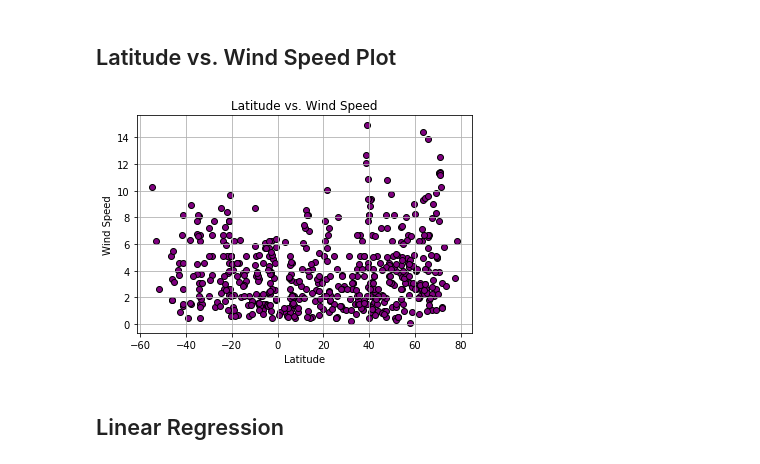
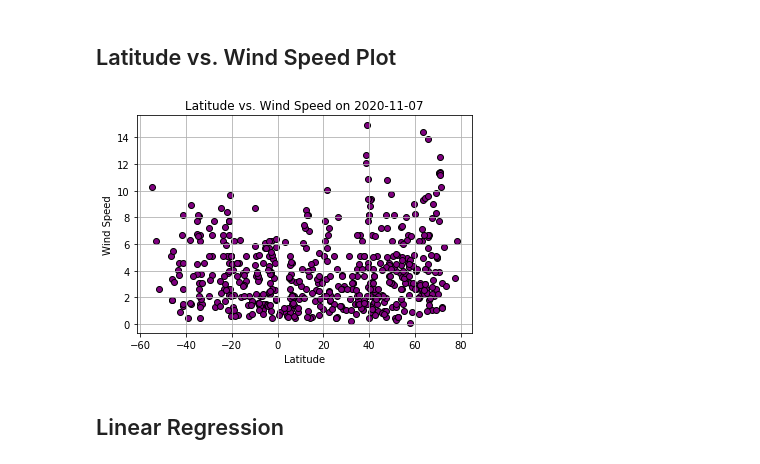
Before and after one commit to loictiemani/Unit-6-Assignment-What-s-the-Weather-Like, a Jupyter notebook: starter_code/WeatherPy.ipynb, the cells around one changed output. Cells and saved outputs as stored; diff of their text form; code cells hidden in the pictures.

```diff
--- a/starter_code/WeatherPy.ipynb
+++ b/starter_code/WeatherPy.ipynb
@@ -255,12 +255,12 @@ plt.show()
 ## Latitude vs. Wind Speed Plot
 # %%
 plt.scatter(weather_df["Latitude"],weather_df["Wind Speed"],facecolors="purple", marker="o", edgecolor="black")
-plt.title("Latitude vs. Wind Speed")
+plt.title(f"Latitude vs. Wind Speed on {datetime.today().date()}")
 plt.xlabel("Latitude")
 plt.ylabel("Wind Speed")
 plt.grid(True)
 plt.show()
 # %% [output]
-[figure, old version]
+[figure, new version]
 # %% [markdown]
 ## Linear Regression
```
Also changed, not shown: parts of 12 cells of this notebook.
